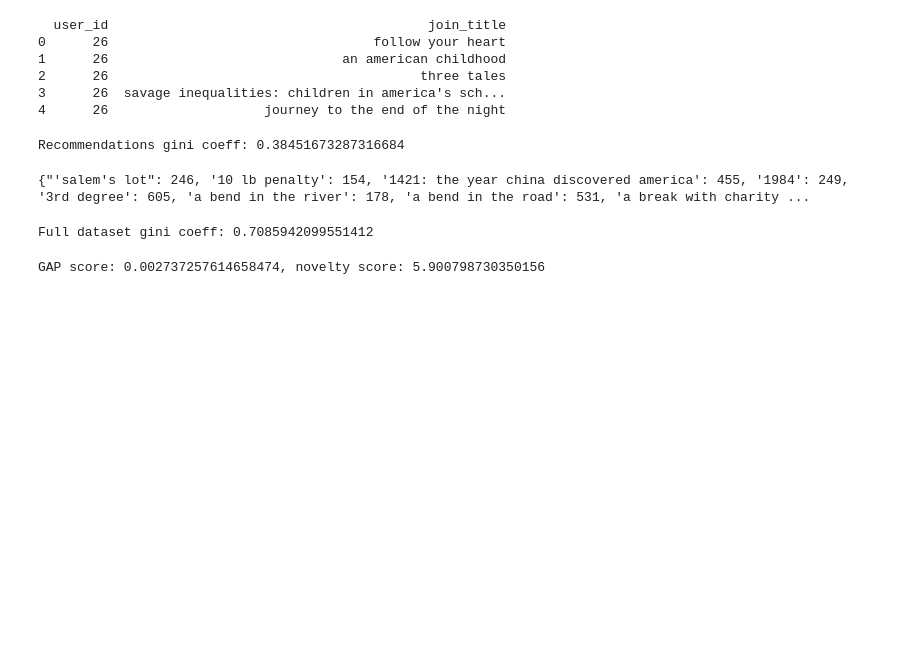
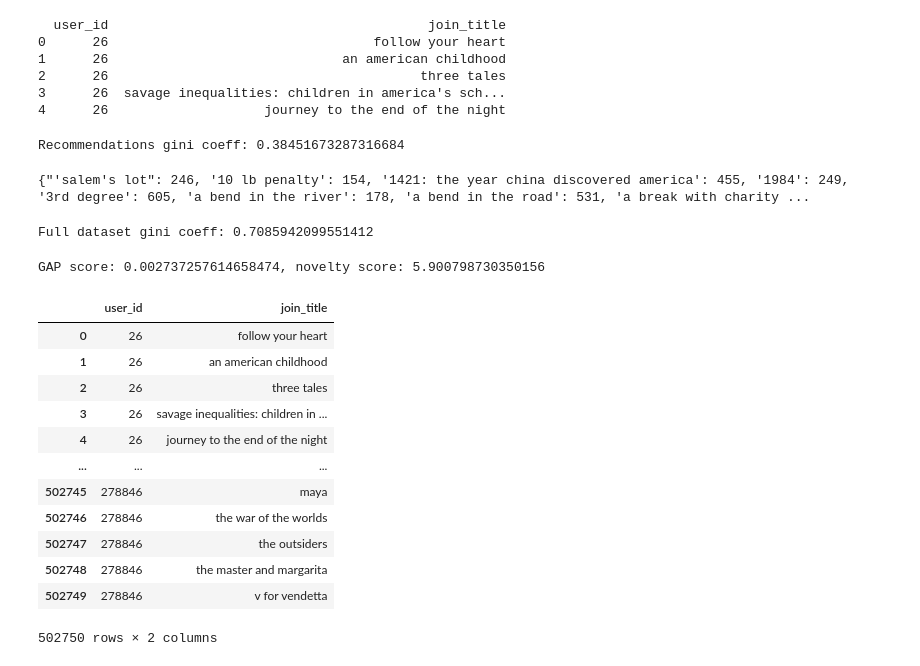
Before and after one commit to graceyan17/63952Project, a Jupyter notebook: evaluation/6_3952_Project_Evaluate_Bias.ipynb, the cells around one changed output. Saved outputs shown, nothing was run; the diff lists cells and outputs as text; code cells hidden in the pictures; blank space fills up the shorter version.

```diff
--- a/evaluation/6_3952_Project_Evaluate_Bias.ipynb
+++ b/evaluation/6_3952_Project_Evaluate_Bias.ipynb
@@ -173,4 +182,20 @@ GAP score: 0.002737257614658474, novelty score: 5.900798730350156
 with open("../datasets/author_countries.json", "r") as file:
     author_to_country = json.load(file)
 author_to_country = {key.lower(): value for key, value in author_to_country.items()}
+# %%
+recs_df
+# %% [output]
+|  | user_id | join_title |
+| 0 | 26 | follow your heart |
+| 1 | 26 | an american childhood |
+| 2 | 26 | three tales |
+| 3 | 26 | savage inequalities: children in ... |
+| 4 | 26 | journey to the end of the night |
+| ... | ... | ... |
+| 502745 | 278846 | maya |
+| 502746 | 278846 | the war of the worlds |
+| 502747 | 278846 | the outsiders |
+| 502748 | 278846 | the master and margarita |
+| 502749 | 278846 | v for vendetta |
+502750 rows × 2 columns
 # %%
```
Also changed, not shown: parts of 8 cells of this notebook.
